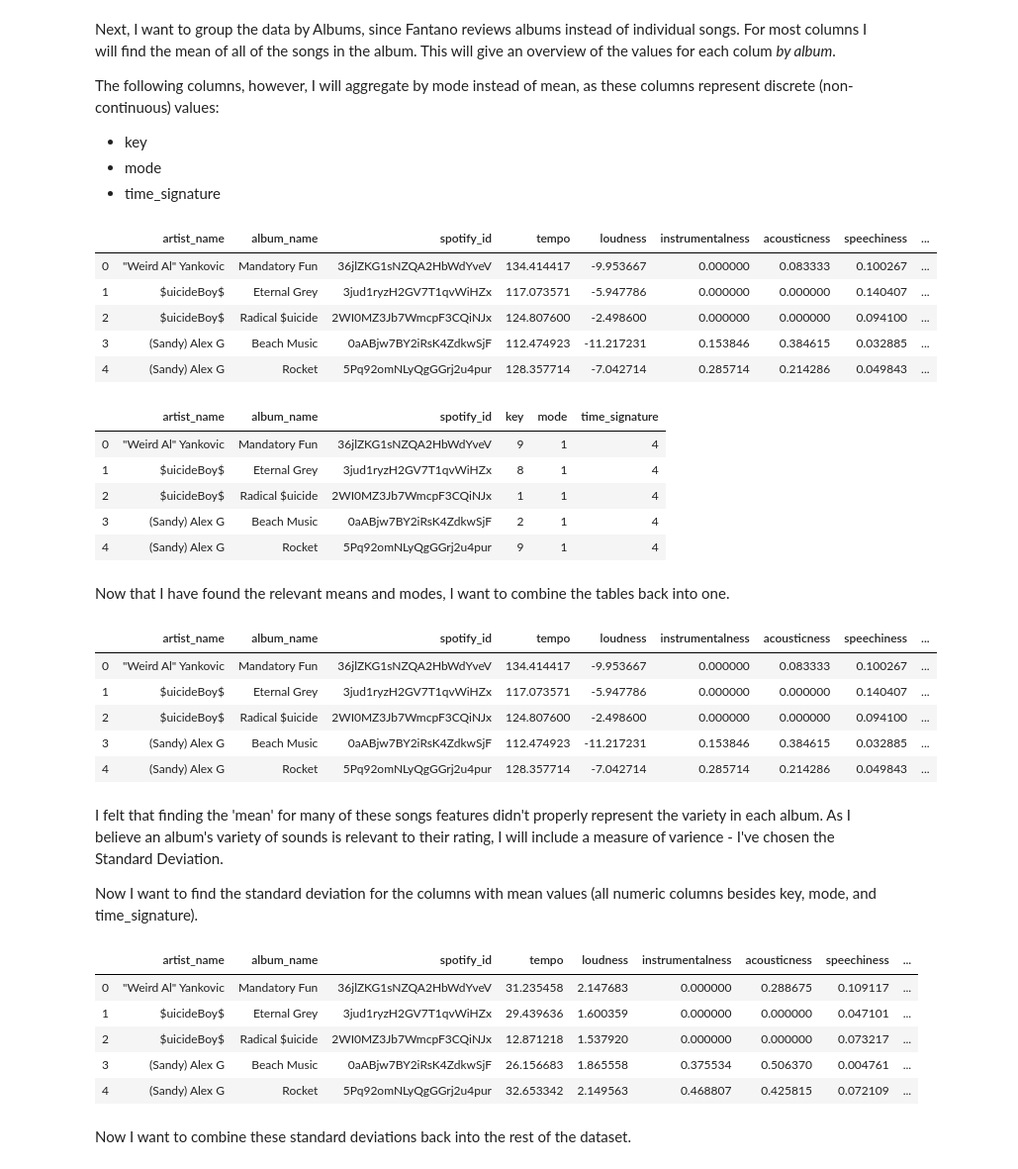
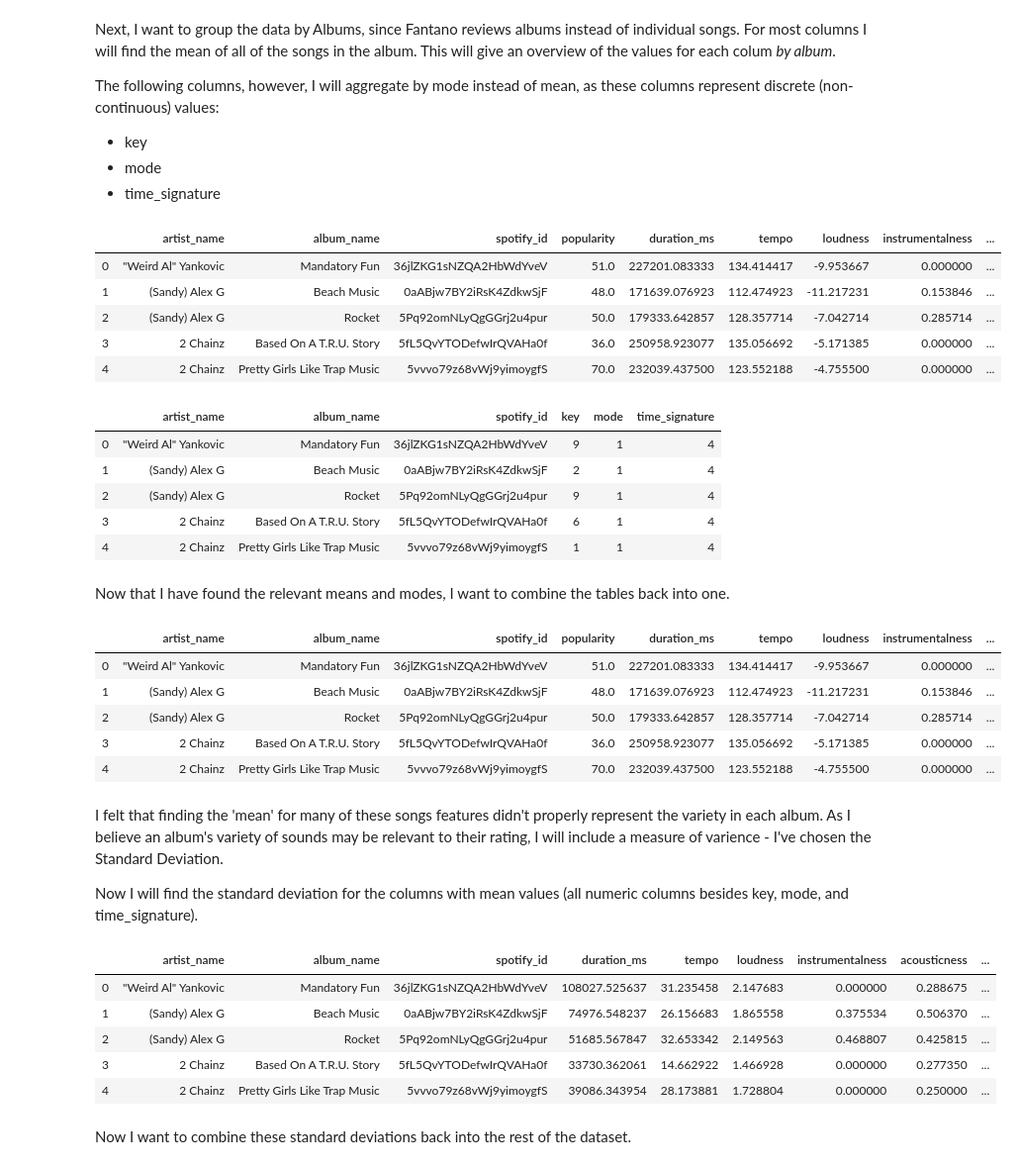
Before and after one commit to emilydwilliams/fantano_reviews, a Jupyter notebook: fantano_eda.ipynb, the cells around one changed output. Shown at 99% size. Saved outputs shown, nothing was run; the diff lists cells and outputs as text; code cells hidden in the pictures.

```diff
--- a/fantano_eda.ipynb
+++ b/fantano_eda.ipynb
@@ -11,8 +11,8 @@ import pandas as pd
 # %% [markdown]
 We start by importing the Spotify dataset and inspecting the first few rows. This dataset was made using Spotify's API and a description of each column may be found here: https://developer.spotify.com/documentation/web-api/reference/tracks/get-several-audio-features/
 # %%
-spotify = pd.read_csv('spotify_data.csv')
+spotify = pd.read_csv('updated_spotify_data.csv')
 
-spotify.head()
+spotify.tail()
 # %% [output]
 |  | spotify_id | album_name | artist_name | track_name | duration_ms | key | mode | tempo | ... |
@@ -52,27 +52,27 @@ The following columns, however, I will aggregate by mode instead of mean, as the
 * mode
 * time_signature
 # %%
-means = spotify.groupby(['artist_name', 'album_name', 'spotify_id'])['tempo','loudness','instrumentalness',
+means = spotify.groupby(['artist_name', 'album_name', 'spotify_id'])['popularity','duration_ms','tempo','loudness','instrumentalness',
                                                                     'acousticness','speechiness','liveness',
                                                                      'danceability','energy','valence'].mean().reset_index()
 means.head()
 # %% [output]
-|  | artist_name | album_name | spotify_id | tempo | loudness | instrumentalness | acousticness | speechiness | ... |
-| 0 | "Weird Al" Yankovic | Mandatory Fun | 36jlZKG1sNZQA2HbWdYveV | 134.414417 | -9.953667 | 0.000000 | 0.083333 | 0.100267 | ... |
-| 1 | $uicideBoy$ | Eternal Grey | 3jud1ryzH2GV7T1qvWiHZx | 117.073571 | -5.947786 | 0.000000 | 0.000000 | 0.140407 | ... |
-| 2 | $uicideBoy$ | Radical $uicide | 2WI0MZ3Jb7WmcpF3CQiNJx | 124.807600 | -2.498600 | 0.000000 | 0.000000 | 0.094100 | ... |
-| 3 | (Sandy) Alex G | Beach Music | 0aABjw7BY2iRsK4ZdkwSjF | 112.474923 | -11.217231 | 0.153846 | 0.384615 | 0.032885 | ... |
-| 4 | (Sandy) Alex G | Rocket | 5Pq92omNLyQgGGrj2u4pur | 128.357714 | -7.042714 | 0.285714 | 0.214286 | 0.049843 | ... |
+|  | artist_name | album_name | spotify_id | popularity | duration_ms | tempo | loudness | instrumentalness | ... |
+| 0 | "Weird Al" Yankovic | Mandatory Fun | 36jlZKG1sNZQA2HbWdYveV | 51.0 | 227201.083333 | 134.414417 | -9.953667 | 0.000000 | ... |
+| 1 | (Sandy) Alex G | Beach Music | 0aABjw7BY2iRsK4ZdkwSjF | 48.0 | 171639.076923 | 112.474923 | -11.217231 | 0.153846 | ... |
+| 2 | (Sandy) Alex G | Rocket | 5Pq92omNLyQgGGrj2u4pur | 50.0 | 179333.642857 | 128.357714 | -7.042714 | 0.285714 | ... |
+| 3 | 2 Chainz | Based On A T.R.U. Story | 5fL5QvYTODefwIrQVAHa0f | 36.0 | 250958.923077 | 135.056692 | -5.171385 | 0.000000 | ... |
+| 4 | 2 Chainz | Pretty Girls Like Trap Music | 5vvvo79z68vWj9yimoygfS | 70.0 | 232039.437500 | 123.552188 | -4.755500 | 0.000000 | ... |
 # %%
 modes = spotify.groupby(['artist_name', 'album_name', 'spotify_id'])['key','mode','time_signature'].agg(lambda x: x.value_counts().index[0]).reset_index()
 modes.head()
 # %% [output]
 |  | artist_name | album_name | spotify_id | key | mode | time_signature |
 | 0 | "Weird Al" Yankovic | Mandatory Fun | 36jlZKG1sNZQA2HbWdYveV | 9 | 1 | 4 |
-| 1 | $uicideBoy$ | Eternal Grey | 3jud1ryzH2GV7T1qvWiHZx | 8 | 1 | 4 |
-| 2 | $uicideBoy$ | Radical $uicide | 2WI0MZ3Jb7WmcpF3CQiNJx | 1 | 1 | 4 |
-| 3 | (Sandy) Alex G | Beach Music | 0aABjw7BY2iRsK4ZdkwSjF | 2 | 1 | 4 |
-| 4 | (Sandy) Alex G | Rocket | 5Pq92omNLyQgGGrj2u4pur | 9 | 1 | 4 |
+| 1 | (Sandy) Alex G | Beach Music | 0aABjw7BY2iRsK4ZdkwSjF | 2 | 1 | 4 |
+| 2 | (Sandy) Alex G | Rocket | 5Pq92omNLyQgGGrj2u4pur | 9 | 1 | 4 |
+| 3 | 2 Chainz | Based On A T.R.U. Story | 5fL5QvYTODefwIrQVAHa0f | 6 | 1 | 4 |
+| 4 | 2 Chainz | Pretty Girls Like Trap Music | 5vvvo79z68vWj9yimoygfS | 1 | 1 | 4 |
 # %% [markdown]
 Now that I have found the relevant means and modes, I want to combine the tables back into one.
 # %%
@@ -81,28 +81,28 @@ combined_mean_mode = pd.merge(means,
                          on=['artist_name', 'album_name', 'spotify_id'])
 combined_mean_mode.head()
 # %% [output]
-|  | artist_name | album_name | spotify_id | tempo | loudness | instrumentalness | acousticness | speechiness | ... |
-| 0 | "Weird Al" Yankovic | Mandatory Fun | 36jlZKG1sNZQA2HbWdYveV | 134.414417 | -9.953667 | 0.000000 | 0.083333 | 0.100267 | ... |
-| 1 | $uicideBoy$ | Eternal Grey | 3jud1ryzH2GV7T1qvWiHZx | 117.073571 | -5.947786 | 0.000000 | 0.000000 | 0.140407 | ... |
-| 2 | $uicideBoy$ | Radical $uicide | 2WI0MZ3Jb7WmcpF3CQiNJx | 124.807600 | -2.498600 | 0.000000 | 0.000000 | 0.094100 | ... |
-| 3 | (Sandy) Alex G | Beach Music | 0aABjw7BY2iRsK4ZdkwSjF | 112.474923 | -11.217231 | 0.153846 | 0.384615 | 0.032885 | ... |
-| 4 | (Sandy) Alex G | Rocket | 5Pq92omNLyQgGGrj2u4pur | 128.357714 | -7.042714 | 0.285714 | 0.214286 | 0.049843 | ... |
+|  | artist_name | album_name | spotify_id | popularity | duration_ms | tempo | loudness | instrumentalness | ... |
+| 0 | "Weird Al" Yankovic | Mandatory Fun | 36jlZKG1sNZQA2HbWdYveV | 51.0 | 227201.083333 | 134.414417 | -9.953667 | 0.000000 | ... |
+| 1 | (Sandy) Alex G | Beach Music | 0aABjw7BY2iRsK4ZdkwSjF | 48.0 | 171639.076923 | 112.474923 | -11.217231 | 0.153846 | ... |
+| 2 | (Sandy) Alex G | Rocket | 5Pq92omNLyQgGGrj2u4pur | 50.0 | 179333.642857 | 128.357714 | -7.042714 | 0.285714 | ... |
+| 3 | 2 Chainz | Based On A T.R.U. Story | 5fL5QvYTODefwIrQVAHa0f | 36.0 | 250958.923077 | 135.056692 | -5.171385 | 0.000000 | ... |
+| 4 | 2 Chainz | Pretty Girls Like Trap Music | 5vvvo79z68vWj9yimoygfS | 70.0 | 232039.437500 | 123.552188 | -4.755500 | 0.000000 | ... |
 # %% [markdown]
-I felt that finding the 'mean' for many of these songs features didn't properly represent the variety in each album. As I believe an album's variety of sounds is relevant to their rating, I will include a measure of varience - I've chosen the Standard Deviation.
+I felt that finding the 'mean' for many of these songs features didn't properly represent the variety in each album. As I believe an album's variety of sounds may be relevant to their rating, I will include a measure of varience - I've chosen the Standard Deviation.
 
-Now I want to find the standard deviation for the columns with mean values (all numeric columns besides key, mode, and time_signature).
+Now I will find the standard deviation for the columns with mean values (all numeric columns besides key, mode, and time_signature).
 # %%
-standard_deviations = spotify.groupby(['artist_name', 'album_name', 'spotify_id'])['tempo','loudness','instrumentalness',
+standard_deviations = spotify.groupby(['artist_name', 'album_name', 'spotify_id'])['duration_ms','tempo','loudness','instrumentalness',
                                                                                    'acousticness','speechiness','liveness',
                                                                                    'danceability','energy','valence'].std().reset_index()
 standard_deviations.head()
 # %% [output]
-|  | artist_name | album_name | spotify_id | tempo | loudness | instrumentalness | acousticness | speechiness | ... |
-| 0 | "Weird Al" Yankovic | Mandatory Fun | 36jlZKG1sNZQA2HbWdYveV | 31.235458 | 2.147683 | 0.000000 | 0.288675 | 0.109117 | ... |
-| 1 | $uicideBoy$ | Eternal Grey | 3jud1ryzH2GV7T1qvWiHZx | 29.439636 | 1.600359 | 0.000000 | 0.000000 | 0.047101 | ... |
-| 2 | $uicideBoy$ | Radical $uicide | 2WI0MZ3Jb7WmcpF3CQiNJx | 12.871218 | 1.537920 | 0.000000 | 0.000000 | 0.073217 | ... |
-| 3 | (Sandy) Alex G | Beach Music | 0aABjw7BY2iRsK4ZdkwSjF | 26.156683 | 1.865558 | 0.375534 | 0.506370 | 0.004761 | ... |
-| 4 | (Sandy) Alex G | Rocket | 5Pq92omNLyQgGGrj2u4pur | 32.653342 | 2.149563 | 0.468807 | 0.425815 | 0.072109 | ... |
+|  | artist_name | album_name | spotify_id | duration_ms | tempo | loudness | instrumentalness | acousticness | ... |
+| 0 | "Weird Al" Yankovic | Mandatory Fun | 36jlZKG1sNZQA2HbWdYveV | 108027.525637 | 31.235458 | 2.147683 | 0.000000 | 0.288675 | ... |
+| 1 | (Sandy) Alex G | Beach Music | 0aABjw7BY2iRsK4ZdkwSjF | 74976.548237 | 26.156683 | 1.865558 | 0.375534 | 0.506370 | ... |
+| 2 | (Sandy) Alex G | Rocket | 5Pq92omNLyQgGGrj2u4pur | 51685.567847 | 32.653342 | 2.149563 | 0.468807 | 0.425815 | ... |
+| 3 | 2 Chainz | Based On A T.R.U. Story | 5fL5QvYTODefwIrQVAHa0f | 33730.362061 | 14.662922 | 1.466928 | 0.000000 | 0.277350 | ... |
+| 4 | 2 Chainz | Pretty Girls Like Trap Music | 5vvvo79z68vWj9yimoygfS | 39086.343954 | 28.173881 | 1.728804 | 0.000000 | 0.250000 | ... |
 # %% [markdown]
 Now I want to combine these standard deviations back into the rest of the dataset.
 # %%
```
Also changed, not shown: parts of 17 cells of this notebook, 5 other files.
